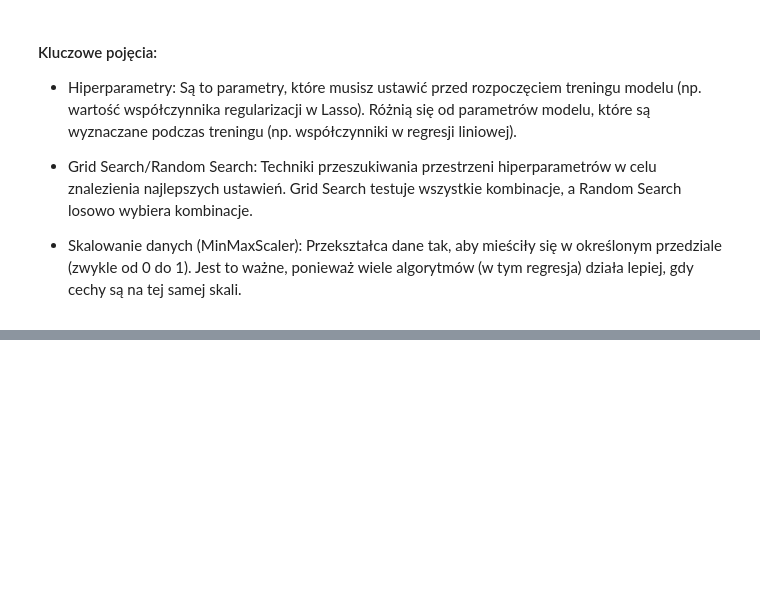
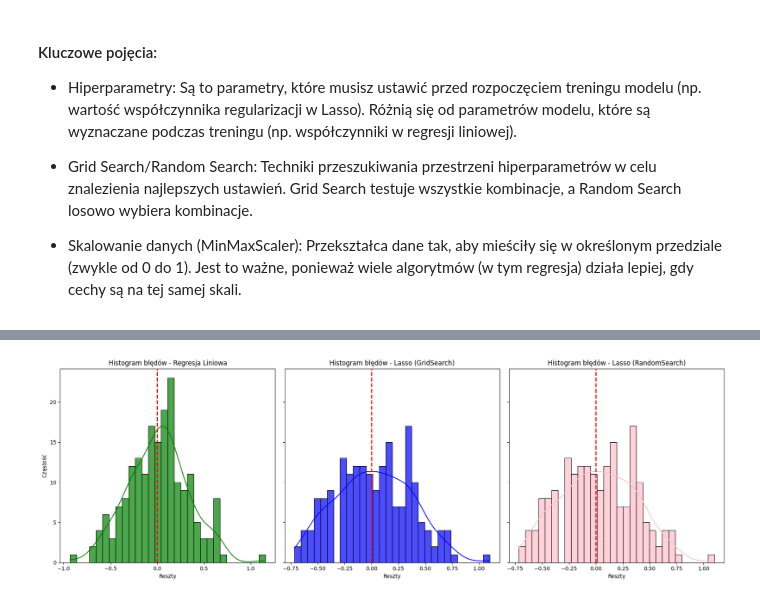
Before and after one commit to Piotr-Goraj/wsb-si-classification, a Jupyter notebook: ai_models_prediction.ipynb, the cells around one changed output, grey strips where cells are left out. Cells and saved outputs as stored; diff of their text form; code cells hidden in the pictures; blank space fills up the shorter version.

```diff
--- a/ai_models_prediction.ipynb
+++ b/ai_models_prediction.ipynb
@@ -391,0 +261,28 @@ else:
+# %%
+# Utwórz subplota z trzema histogramami reszt
+fig, axes = plt.subplots(1, 3, figsize=(18, 6), sharey=True)
+
+# Histogram reszt dla regresji liniowej
+sns.histplot(residuals_linear, kde=True, bins=30, color='green', alpha=0.7, ax=axes[0])
+axes[0].axvline(0, color='red', linestyle='--', lw=2)
+axes[0].set_title("Histogram błędów - Regresja Liniowa")
+axes[0].set_xlabel("Reszty")
+axes[0].set_ylabel("Częstość")
+
+# Histogram reszt dla Lasso (GridSearch)
+sns.histplot(residuals_lasso_grid, kde=True, bins=30, color='blue', alpha=0.7, ax=axes[1])
+axes[1].axvline(0, color='red', linestyle='--', lw=2)
+axes[1].set_title("Histogram błędów - Lasso (GridSearch)")
+axes[1].set_xlabel("Reszty")
+
+# Histogram reszt dla Lasso (RandomSearch)
+sns.histplot(residuals_lasso_random, kde=True, bins=30, color='pink', alpha=0.7, ax=axes[2])
+axes[2].axvline(0, color='red', linestyle='--', lw=2)
+axes[2].set_title("Histogram błędów - Lasso (RandomSearch)")
+axes[2].set_xlabel("Reszty")
+
+# Dostosowanie układu i wyświetlenie
+plt.tight_layout()
+plt.show()
+# %% [output]
+[figure, added]
```
Also changed, not shown: parts of 16 cells of this notebook.
